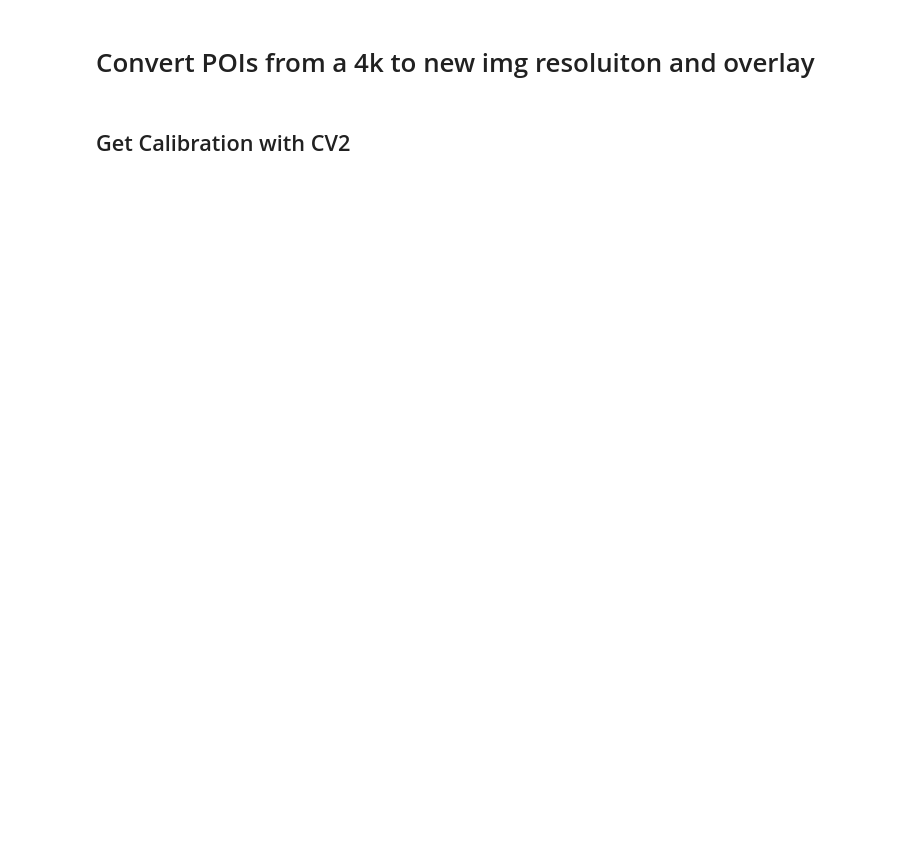
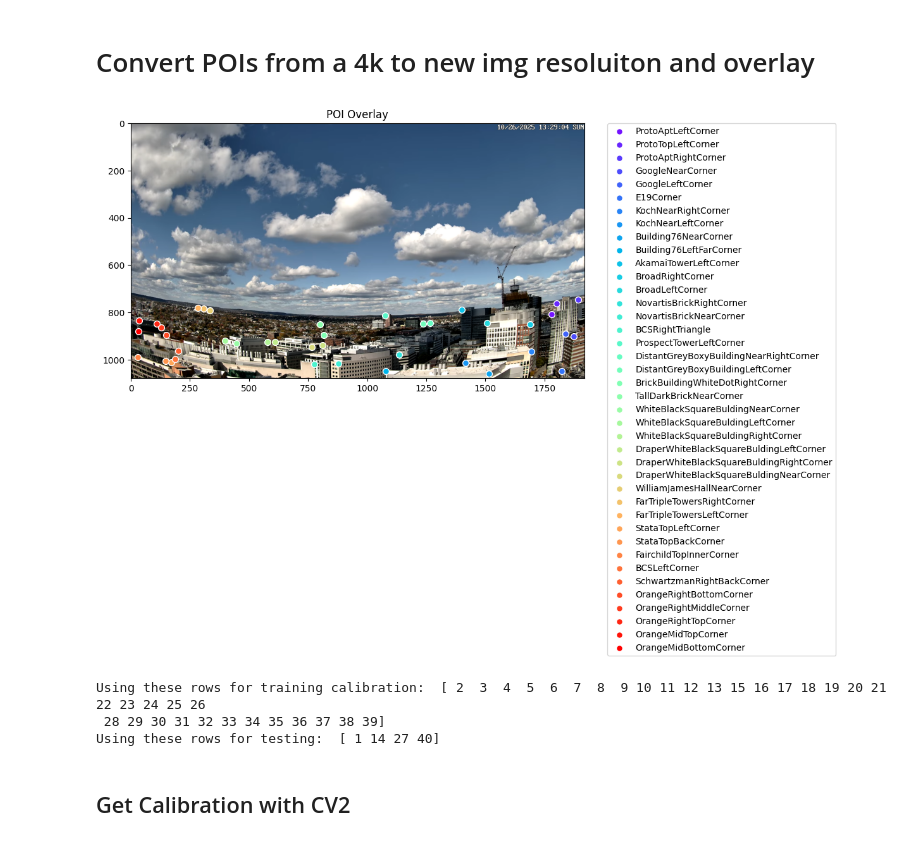
Before and after one commit to sreeramchennakrish/MIDS-281-sreeram-repo, a Jupyter notebook: assignment1.ipynb, the cells around one changed output. Drawn from its saved outputs; the diff is of its cells as text; code cells hidden in the pictures; blank space fills up the shorter version.

```diff
--- a/assignment1.ipynb
+++ b/assignment1.ipynb
@@ -340,37 +352,40 @@ import matplotlib.cm as cm
 # The frame you are provided is different. You will need to downscale the positions
 #TODO: Calculate Scaling Factor from 4k to new resolution;
 #scaling_factor = ... #convert from a 4k set of positions.
+scaling_factor = 0.5
 
 # Save these as x_cam_scaled and y_cam_scaled
 pois_df['x_cam_scaled'] = pois_df['x_cam'] * scaling_factor
 pois_df['y_cam_scaled'] = pois_df['y_cam'] * scaling_factor
 
 #  Plotting
 plt.figure(figsize=(12, 10))
 plt.imshow(frame)
 
 # Iterate through rows and colors together
 colors = cm.rainbow(np.linspace(0, 1, len(pois_df)))
 for (index, row), color in zip(pois_df.iterrows(), colors):
     if index == 0:
         continue
 
     # Coordinate transformation
     x, y = int(row['x_cam_scaled']), int(row['y_cam_scaled'])
 
     #print points
     plt.scatter(x, y,
                 color=color,
                 s=50,            # Size of the dot
                 label=row['Note'], # This is used for the legend
                 edgecolors='white') # Adds a white ring to make it pop
 
 # Create Legend - bbox_to_anchor moves the legend outside the image so it doesn't cover data
 plt.legend(bbox_to_anchor=(1.05, 1), loc='upper left', borderaxespad=0.)
 
 plt.title("POI Overlay")
 plt.tight_layout() # Adjusts frame to fit the external legend
 plt.show()
+# %% [output]
+[figure, added]
 # %%
 camera_gps = pois_df[['lat','lon','alt']].iloc[0].values
 n_test_rows = 4
@@ -391,6 +406,10 @@ poi_xy_train = pois_df_train[['x_cam_scaled','y_cam_scaled']].values
 
 poi_gps_test = pois_df_test[['lat','lon','alt']].values
 poi_xy_test = pois_df_test[['x_cam_scaled','y_cam_scaled']].values
+# %% [output]
+Using these rows for training calibration:  [ 2  3  4  5  6  7  8  9 10 11 12 13 15 16 17 18 19 20 21 22 23 24 25 26
+ 28 29 30 31 32 33 34 35 36 37 38 39]
+Using these rows for testing:  [ 1 14 27 40]
 # %% [markdown]
 ## Get Calibration with CV2
 # %%
```
Also changed, not shown: parts of 6 cells of this notebook.
